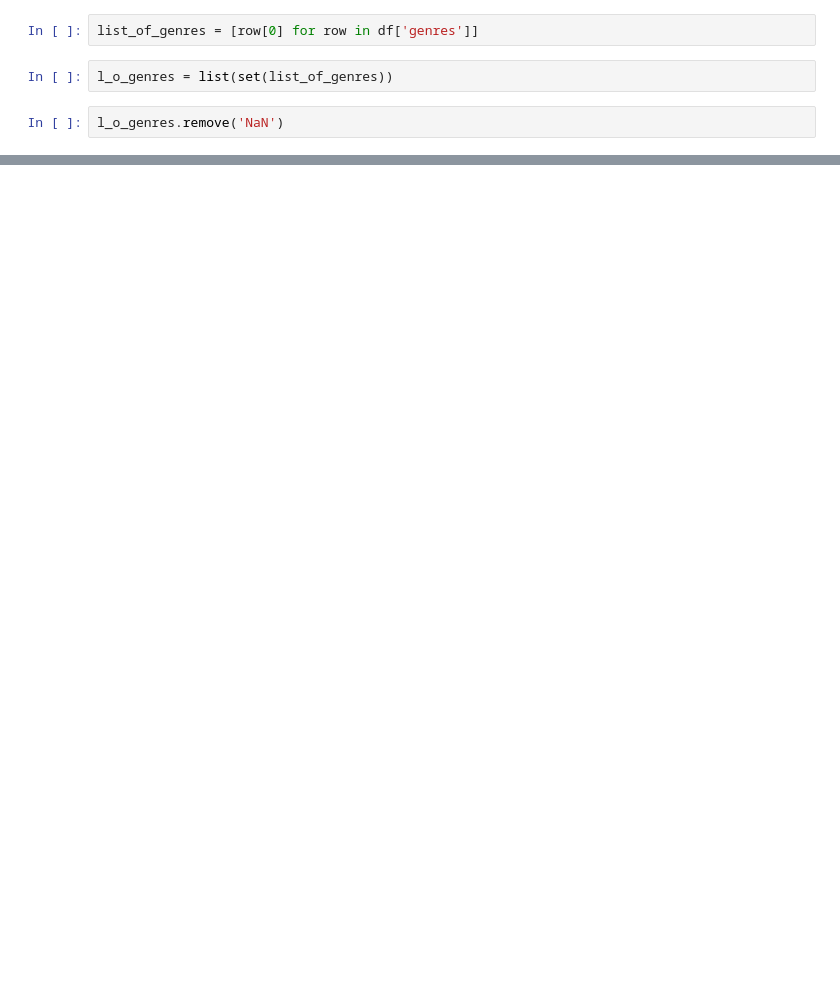
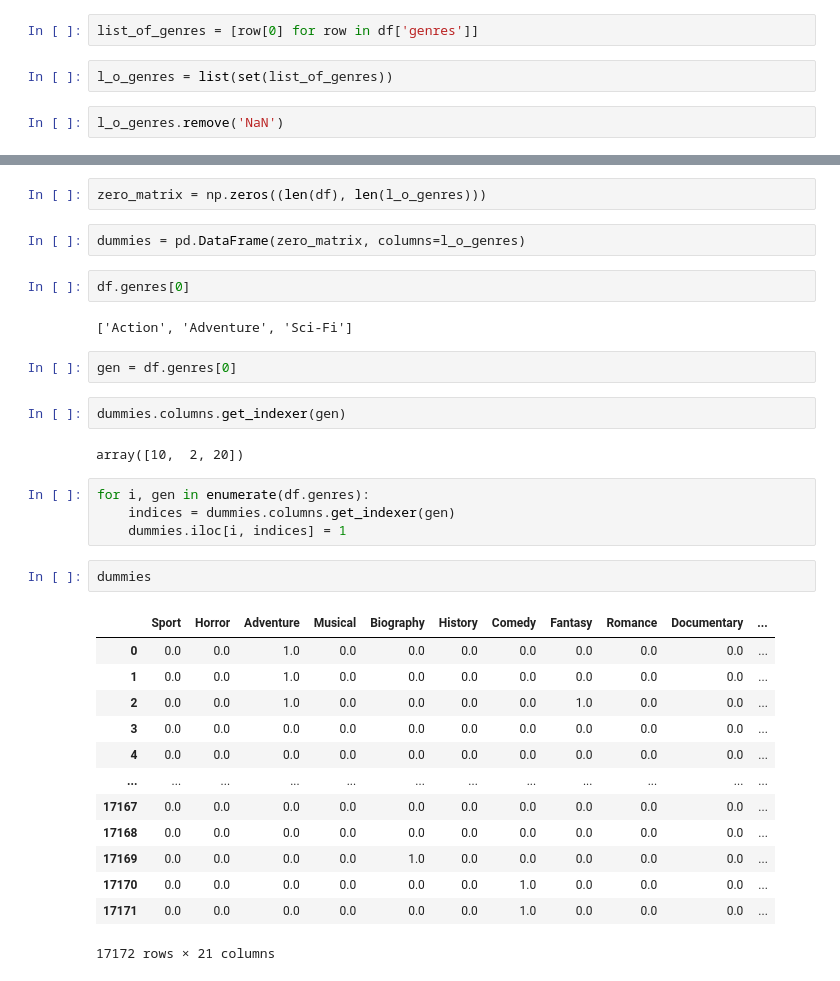
Before and after one commit to davidlebruce/movie_industry_project, a Jupyter notebook: david_practice_visualizations.ipynb, the cells around one changed output, grey strips where cells are left out. Saved outputs shown, nothing was run; the diff lists cells and outputs as text; blank space fills up the shorter version.

```diff
--- a/david_practice_visualizations.ipynb
+++ b/david_practice_visualizations.ipynb
@@ -70,0 +96,34 @@ l_o_genres
+# %%
+zero_matrix = np.zeros((len(df), len(l_o_genres)))
+# %%
+dummies = pd.DataFrame(zero_matrix, columns=l_o_genres)
+# %%
+df.genres[0]
+# %% [output]
+['Action', 'Adventure', 'Sci-Fi']
+# %%
+gen = df.genres[0]
+# %%
+dummies.columns.get_indexer(gen)
+# %% [output]
+array([10,  2, 20])
+# %%
+for i, gen in enumerate(df.genres):
+    indices = dummies.columns.get_indexer(gen)
+    dummies.iloc[i, indices] = 1
+# %%
+dummies
+# %% [output]
+|  | Sport | Horror | Adventure | Musical | Biography | History | Comedy | Fantasy | Romance | Documentary | ... |
+| 0 | 0.0 | 0.0 | 1.0 | 0.0 | 0.0 | 0.0 | 0.0 | 0.0 | 0.0 | 0.0 | ... |
+| 1 | 0.0 | 0.0 | 1.0 | 0.0 | 0.0 | 0.0 | 0.0 | 0.0 | 0.0 | 0.0 | ... |
+| 2 | 0.0 | 0.0 | 1.0 | 0.0 | 0.0 | 0.0 | 0.0 | 1.0 | 0.0 | 0.0 | ... |
+| 3 | 0.0 | 0.0 | 0.0 | 0.0 | 0.0 | 0.0 | 0.0 | 0.0 | 0.0 | 0.0 | ... |
+| 4 | 0.0 | 0.0 | 0.0 | 0.0 | 0.0 | 0.0 | 0.0 | 0.0 | 0.0 | 0.0 | ... |
+| ... | ... | ... | ... | ... | ... | ... | ... | ... | ... | ... | ... |
+| 17167 | 0.0 | 0.0 | 0.0 | 0.0 | 0.0 | 0.0 | 0.0 | 0.0 | 0.0 | 0.0 | ... |
+| 17168 | 0.0 | 0.0 | 0.0 | 0.0 | 0.0 | 0.0 | 0.0 | 0.0 | 0.0 | 0.0 | ... |
+| 17169 | 0.0 | 0.0 | 0.0 | 0.0 | 1.0 | 0.0 | 0.0 | 0.0 | 0.0 | 0.0 | ... |
+| 17170 | 0.0 | 0.0 | 0.0 | 0.0 | 0.0 | 0.0 | 1.0 | 0.0 | 0.0 | 0.0 | ... |
+| 17171 | 0.0 | 0.0 | 0.0 | 0.0 | 0.0 | 0.0 | 1.0 | 0.0 | 0.0 | 0.0 | ... |
+17172 rows × 21 columns
```
Also changed, not shown: parts of 15 cells of this notebook, 2 other files.
